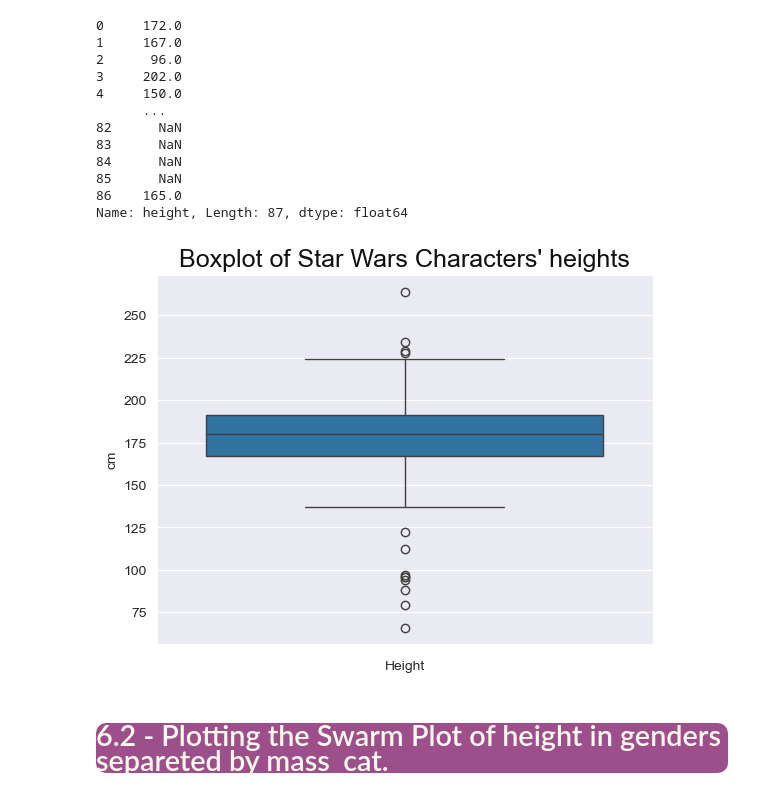
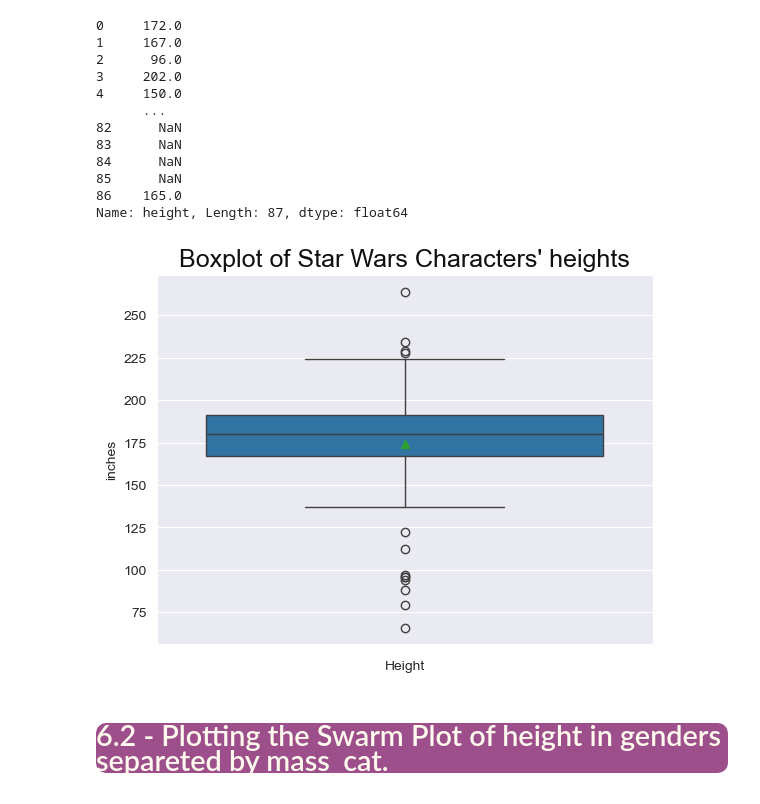
Before and after one commit to iceyisaak/clarusway_ds, a Jupyter notebook: DVwPy_Assignment_2_Star_Wars_Characters (seaborn)_V02.ipynb, the cells around one changed output. Saved outputs shown, nothing was run; the diff lists cells and outputs as text; code cells hidden in the pictures.

```diff
--- a/DVwPy_Assignment_2_Star_Wars_Characters (seaborn)_V02.ipynb
+++ b/DVwPy_Assignment_2_Star_Wars_Characters (seaborn)_V02.ipynb
@@ -452,11 +450,11 @@ Name: count, dtype: int64
 
 def categorise_mass(x):
     if x >= 100:
-        return 'High_mass'
+        return 'High mass'
     elif x > 50 and x < 100:
-        return 'Normal_mass'
+        return 'Normal mass'
     elif x <= 50:
-        return 'Low_mass'
+        return 'Low mass'
     else:
         return np.nan
 
@@ -670,13 +680,15 @@ Name: height, Length: 87, dtype: float64
 # %%
 # with seaborn boxplot
 
-ax = sns.boxplot(data=df['height'])
+ax = sns.boxplot(data=df['height'], showmeans=True)
+
+# search: alternative shapes for outliers
 
 plt.xlabel('Height')
-plt.ylabel('cm')
+plt.ylabel('inches')
 plt.title('Boxplot of Star Wars Characters\' heights', fontsize=18, color='#101010');
 # %% [output]
-[figure, old version]
+[figure, new version]
 # %% [markdown]
 ### <p style="background-color:#9d4f8c; font-family:newtimeroman; color:#FFF9ED; font-size:150%; text-align:left; border-radius:10px 10px;">6.2 - Plotting the Swarm Plot of height in genders separeted by mass_cat.</p>
 # %%
```
Also changed, not shown: parts of 12 cells of this notebook.
